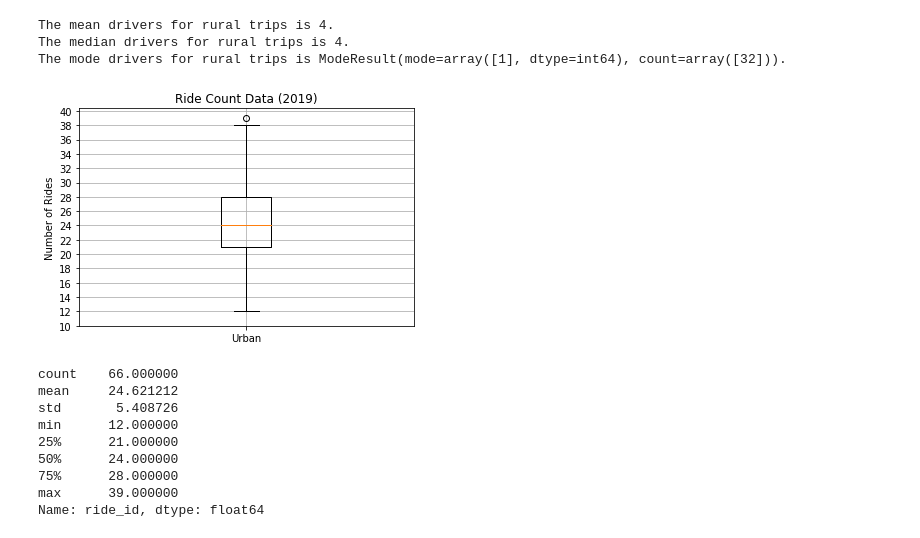
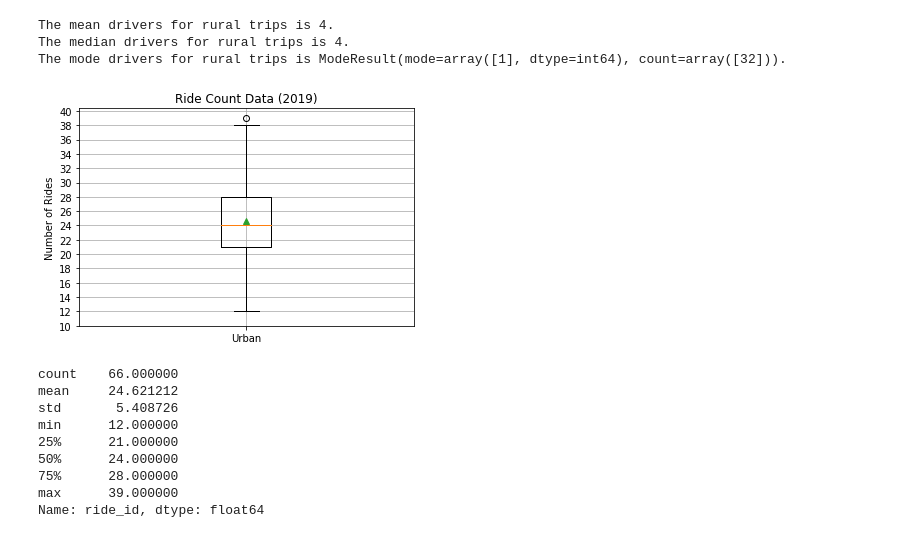
Before and after one commit to DahianaMC/PyBer_Analysis, a Jupyter notebook: PyBer.ipynb, the cells around one changed output. Cells and saved outputs as stored; diff of their text form; code cells hidden in the pictures.

Commit message:
showing mean on bos plots

```diff
--- a/PyBer.ipynb
+++ b/PyBer.ipynb
@@ -662,17 +662,17 @@ The mode drivers for rural trips is ModeResult(mode=array([1], dtype=int64), cou
 # %%
 # Create Box-and-Whisker Plots
 # Create a box-and-whisker plot for the urban cities ride count.
 x_labels = ["Urban"]
 fig, ax = plt.subplots()
-ax.boxplot(urban_ride_count, labels=x_labels)
+ax.boxplot(urban_ride_count, showmeans=True, labels=x_labels)
 # Add the title, y-axis label and grid.
 ax.set_title('Ride Count Data (2019)')
 ax.set_ylabel('Number of Rides')
 ax.set_yticks(np.arange(10, 41, step=2.0))
 ax.grid()
 plt.show()
 # %% [output]
-[figure, old version]
+[figure, new version]
 # %%
 urban_ride_count.describe()
 # %% [output]
```
Also changed, not shown: parts of 12 cells of this notebook, 4 other files.
